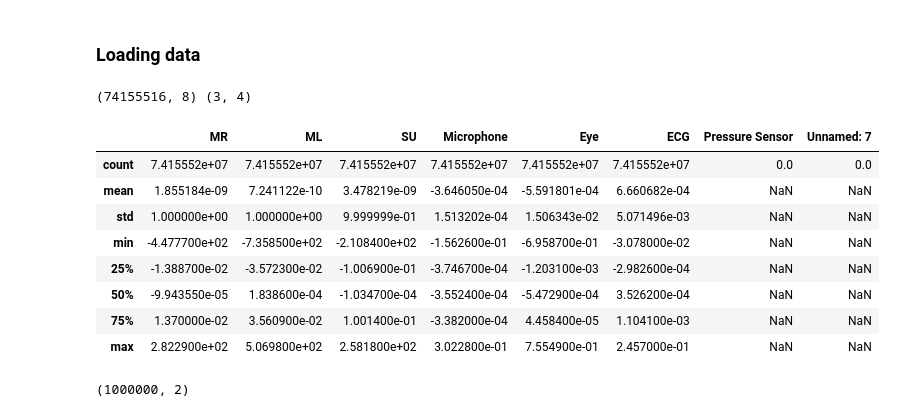
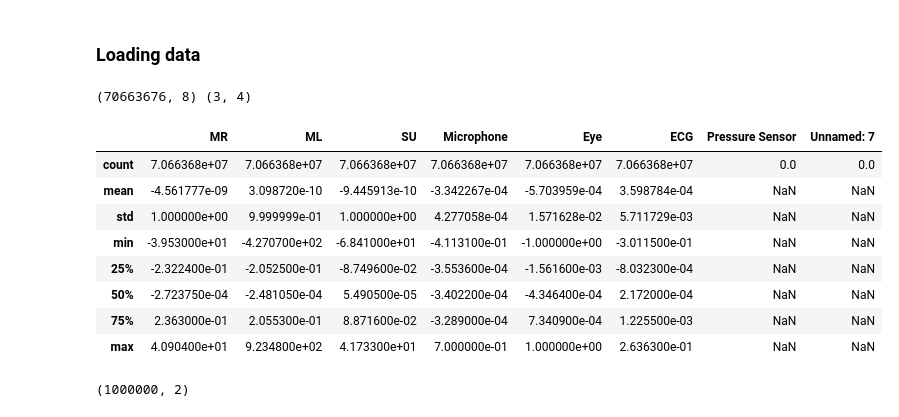
Before and after one commit to Evergarden0101/sensor-data-analysis-pipeline, a Jupyter notebook: back-end/jupyter/EMG.ipynb, the cells around one changed output. Saved outputs shown, nothing was run; the diff lists cells and outputs as text; code cells hidden in the pictures.

```diff
--- a/back-end/jupyter/EMG.ipynb
+++ b/back-end/jupyter/EMG.ipynb
@@ -24,25 +24,25 @@ import matplotlib.ticker as ticker
 # %% [markdown]
 ### Loading data
 # %%
-data = pd.read_csv('../data/p1_w1/1022102cFnorm.csv')
-loc = pd.read_csv('../data/p1_w1/1022102clocation_Bites.csv')
+data = pd.read_csv('../data/p1_w1/1222325cFnorm.csv')
+loc = pd.read_csv('../data/p1_w1/1222325clocation_Bites.csv')
 
 # print(df.head())
 print(data.shape, loc.shape)
 # print(df.describe)
 
 data.describe() # describes the data
 # %% [output]
-(74155516, 8) (3, 4)
+(70663676, 8) (3, 4)
 |  | MR | ML | SU | Microphone | Eye | ECG | Pressure Sensor | Unnamed: 7 |
-| count | 7.415552e+07 | 7.415552e+07 | 7.415552e+07 | 7.415552e+07 | 7.415552e+07 | 7.415552e+07 | 0.0 | 0.0 |
-| mean | 1.855184e-09 | 7.241122e-10 | 3.478219e-09 | -3.646050e-04 | -5.591801e-04 | 6.660682e-04 | NaN | NaN |
-| std | 1.000000e+00 | 1.000000e+00 | 9.999999e-01 | 1.513202e-04 | 1.506343e-02 | 5.071496e-03 | NaN | NaN |
-| min | -4.477700e+02 | -7.358500e+02 | -2.108400e+02 | -1.562600e-01 | -6.958700e-01 | -3.078000e-02 | NaN | NaN |
-| 25% | -1.388700e-02 | -3.572300e-02 | -1.006900e-01 | -3.746700e-04 | -1.203100e-03 | -2.982600e-04 | NaN | NaN |
-| 50% | -9.943550e-05 | 1.838600e-04 | -1.034700e-04 | -3.552400e-04 | -5.472900e-04 | 3.526200e-04 | NaN | NaN |
-| 75% | 1.370000e-02 | 3.560900e-02 | 1.001400e-01 | -3.382000e-04 | 4.458400e-05 | 1.104100e-03 | NaN | NaN |
-| max | 2.822900e+02 | 5.069800e+02 | 2.581800e+02 | 3.022800e-01 | 7.554900e-01 | 2.457000e-01 | NaN | NaN |
+| count | 7.066368e+07 | 7.066368e+07 | 7.066368e+07 | 7.066368e+07 | 7.066368e+07 | 7.066368e+07 | 0.0 | 0.0 |
+| mean | -4.561777e-09 | 3.098720e-10 | -9.445913e-10 | -3.342267e-04 | -5.703959e-04 | 3.598784e-04 | NaN | NaN |
+| std | 1.000000e+00 | 9.999999e-01 | 1.000000e+00 | 4.277058e-04 | 1.571628e-02 | 5.711729e-03 | NaN | NaN |
+| min | -3.953000e+01 | -4.270700e+02 | -6.841000e+01 | -4.113100e-01 | -1.000000e+00 | -3.011500e-01 | NaN | NaN |
+| 25% | -2.322400e-01 | -2.052500e-01 | -8.749600e-02 | -3.553600e-04 | -1.561600e-03 | -8.032300e-04 | NaN | NaN |
+| 50% | -2.723750e-04 | -2.481050e-04 | 5.490500e-05 | -3.402200e-04 | -4.346400e-04 | 2.172000e-04 | NaN | NaN |
+| 75% | 2.363000e-01 | 2.055300e-01 | 8.871600e-02 | -3.289000e-04 | 7.340900e-04 | 1.225500e-03 | NaN | NaN |
+| max | 4.090400e+01 | 9.234800e+02 | 4.173300e+01 | 7.000000e-01 | 1.000000e+00 | 2.636300e-01 | NaN | NaN |
 # %%
 data_itr = pd.read_csv('../data/p1_w1/1022102cFnorm.csv',iterator=True, chunksize=1000000, usecols=['MR','ML'])
 chunk = data_itr.get_chunk()
```
Also changed, not shown: parts of 12 cells of this notebook, 9 other files.
